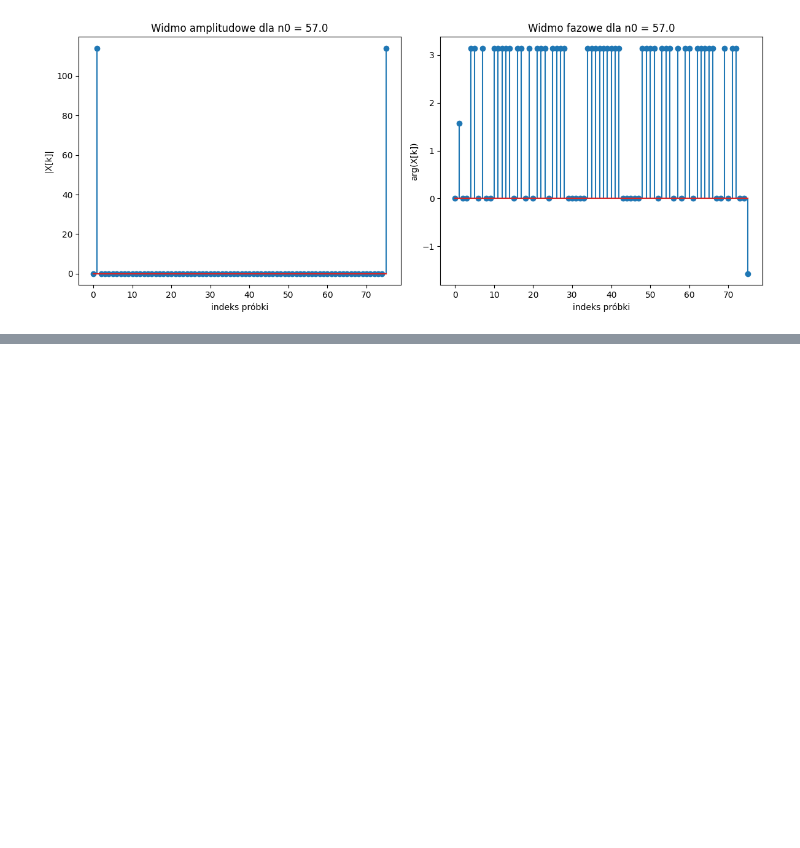
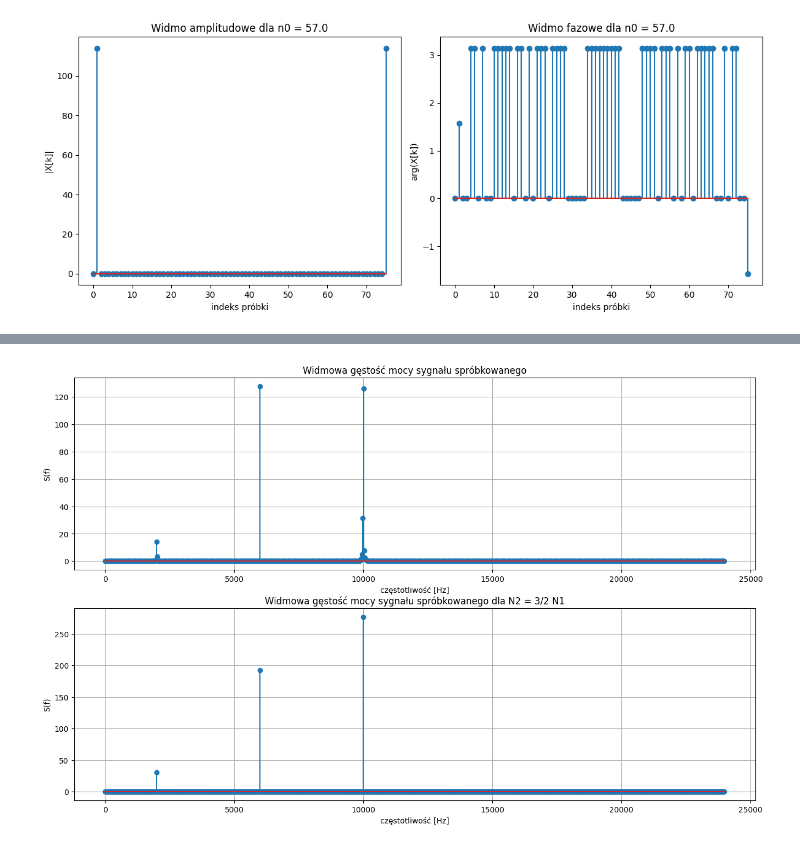
Before and after one commit to maciejb7/WMM_2025L, a Jupyter notebook: LAB1.ipynb, the cells around one changed output, grey strips where cells are left out. Cells and saved outputs as stored; diff of their text form; code cells hidden in the pictures; blank space fills up the shorter version.

```diff
--- a/LAB1.ipynb
+++ b/LAB1.ipynb
@@ -147,0 +198,43 @@ Takie obserwacje zgadzają się z właściwościami transformaty Fouriera dotycz
+# %%
+A1 = 0.2
+f1 = 2000
+A2 = 0.5
+f2 = 6000
+A3 = 0.6
+f3 = 10000
+fs = 48000
+N1 = 2048
+N2 = int(3 / 2 * N1)
+
+t = np.arange(0, N1) / fs
+s = A1 * np.sin(2 * np.pi * f1 * t) + A2 * np.sin(2 * np.pi * f2 * t) + A3 * np.sin(2 * np.pi * f3 * t)
+X = np.fft.fft(s)
+
+X.imag[np.abs(X.imag) < epsilon] = 0
+
+X_density = np.abs(X) ** 2 / N1 # widmowa gęstość mocy
+freq = np.fft.fftfreq(N1, 1 / fs)
+
+plt.figure(figsize=(16, 10))
+plt.subplot(211)
+plt.stem(freq[:N1//2], X_density[:N1//2])
+plt.title("Widmowa gęstość mocy sygnału spróbkowanego")
+plt.xlabel("częstotliwość [Hz]")
+plt.ylabel("S(f)")
+plt.grid(True)
+
+t_2 = np.arange(0, N2) / fs
+s_2 = A1 * np.sin(2 * np.pi * f1 * t_2) + A2 * np.sin(2 * np.pi * f2 * t_2) + A3 * np.sin(2 * np.pi * f3 * t_2)
+X_2 = np.fft.fft(s_2)
+X_density_2 = np.abs(X_2) ** 2 / N2 # widmowa gęstość mocy
+freq_2 = np.fft.fftfreq(N2, 1 / fs)
+
+plt.subplot(212)
+plt.stem(freq_2[:N2//2], X_density_2[:N2//2])
+plt.title("Widmowa gęstość mocy sygnału spróbkowanego dla N2 = 3/2 N1")
+plt.xlabel("częstotliwość [Hz]")
+plt.ylabel("S(f)")
+plt.grid(True)
+plt.show()
+# %% [output]
+[figure, added]
```
Also changed, not shown: parts of 7 cells of this notebook.
